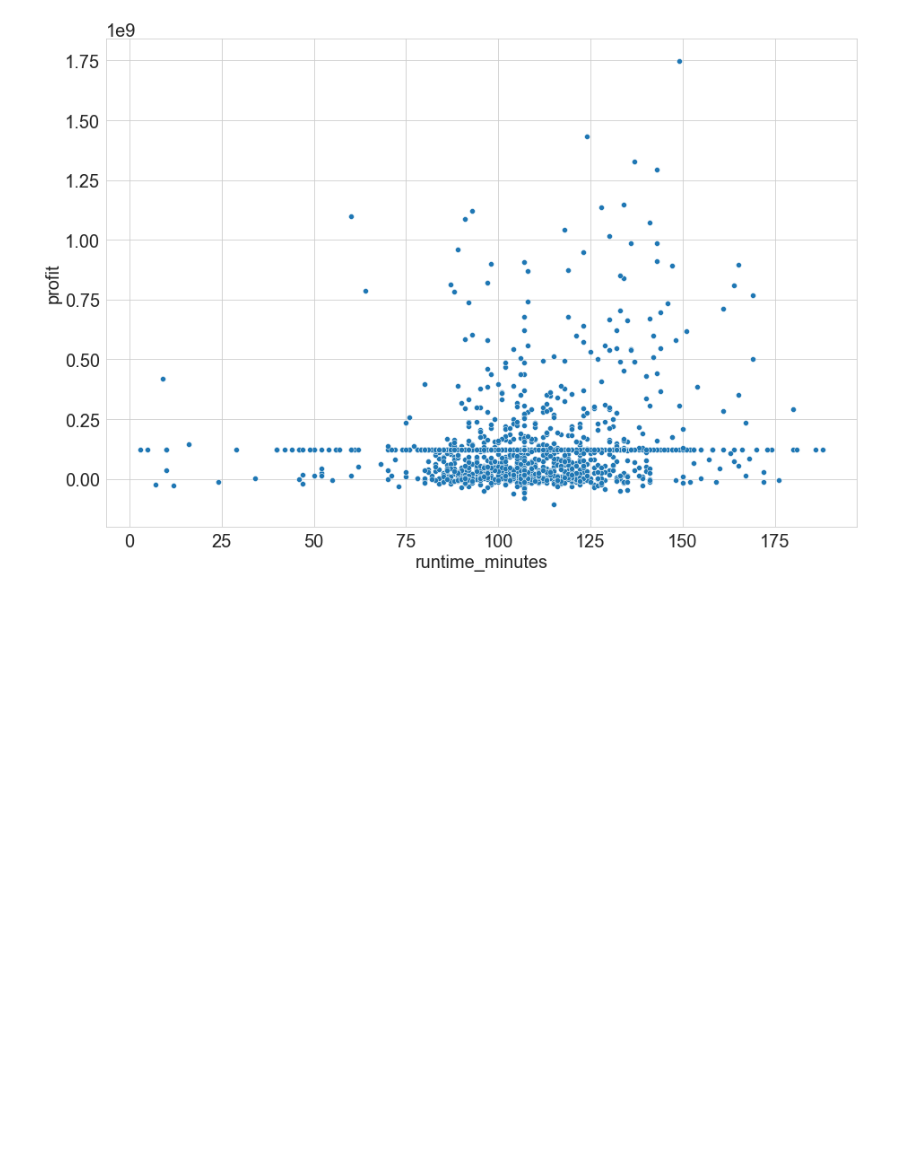
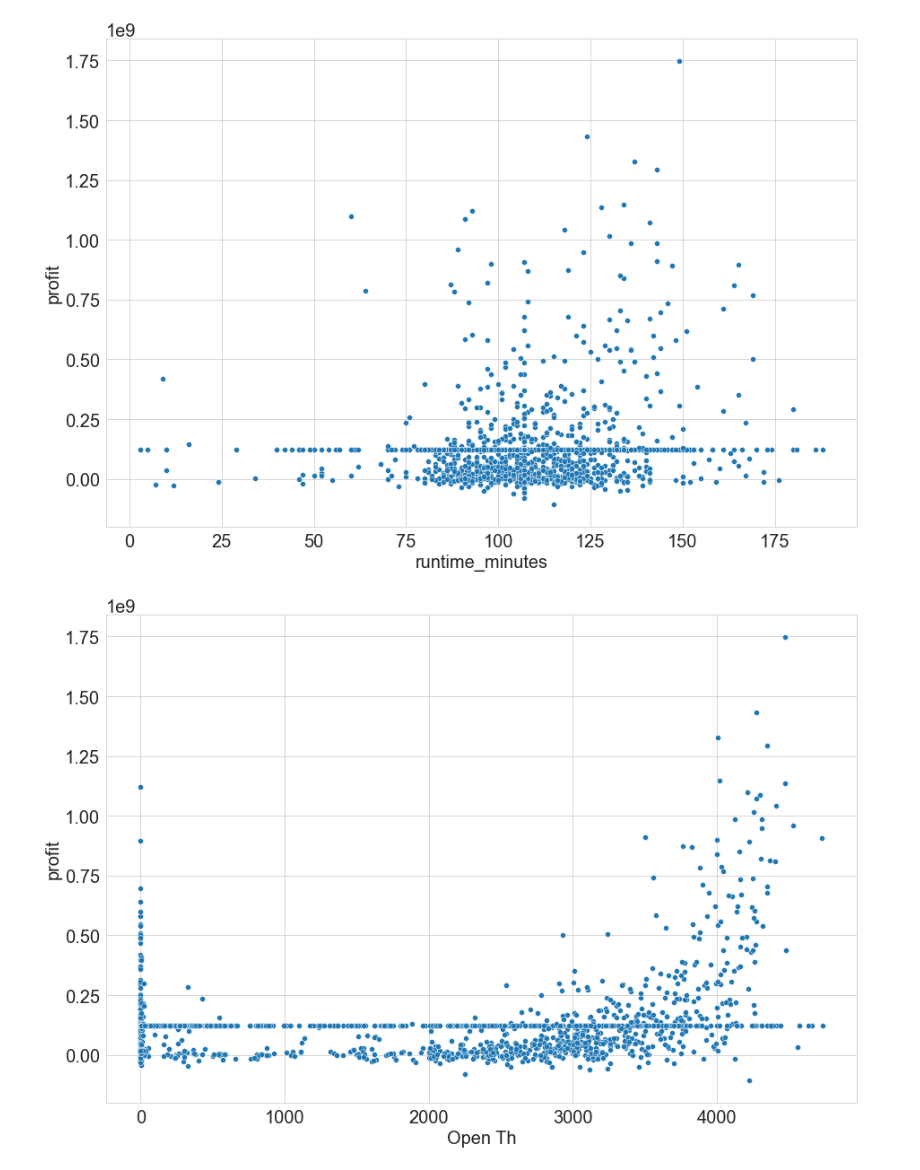
Before and after one commit to pedrov718/box_office_project, a Jupyter notebook: phase1_project.ipynb, the cells around one changed output. Cells and saved outputs as stored; diff of their text form; code cells hidden in the pictures; blank space fills up the shorter version.

```diff
--- a/phase1_project.ipynb
+++ b/phase1_project.ipynb
@@ -659,0 +654,5 @@ movies["Open Th"].fillna(movies["Open Th"].mean())
+# %%
+movies["Open Th"] = movies["Open Th"].str.replace(r'[^\w\s]+', '')
+movies["Open Th"] = movies['Open Th'].fillna("0")
+movies["Open Th"] = movies['Open Th'].astype(int)
+movies["Open Th"] = movies["Open Th"].replace("0", movies["Open Th"].mean())
@@ -665,3 +684,9 @@ sns.scatterplot(x = "runtime_minutes", y = 'profit', data = movies)
 plt.show()
 # %% [output]
 [figure]
+# %%
+fig, ax = plt.subplots(figsize = (15,10))
+sns.scatterplot(x = "Open Th", y = 'profit', data = movies)
+plt.show()
+# %% [output]
+[figure, added]
```
Also changed, not shown: parts of 8 cells of this notebook, 2 other files.
